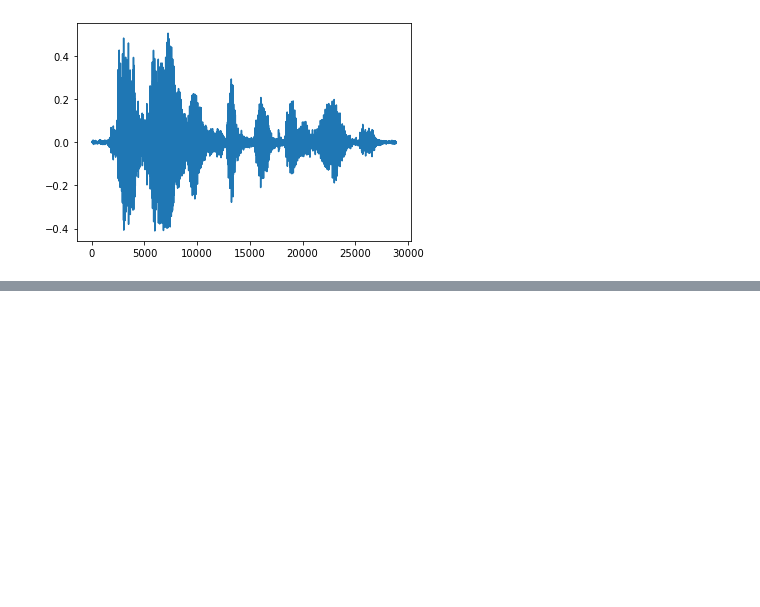
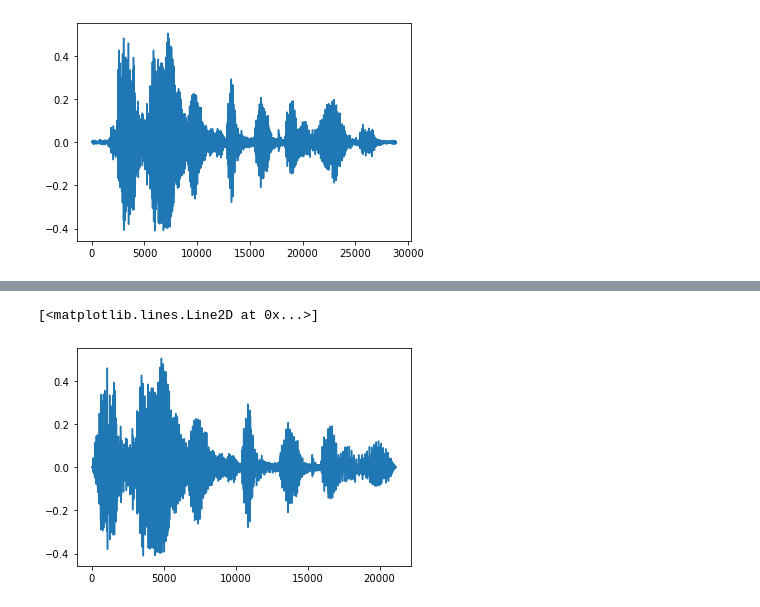
Before and after one commit to ReadableLive/ReadableLive, a Jupyter notebook: audio-prep-and augmentation.ipynb, the cells around one changed output, grey strips where cells are left out. Cells and saved outputs as stored; diff of their text form; code cells hidden in the pictures; blank space fills up the shorter version.

```diff
--- a/audio-prep-and augmentation.ipynb
+++ b/audio-prep-and augmentation.ipynb
@@ -104,0 +130,9 @@ plt.plot(tensor.numpy())
+# %%
+fade = tfio.audio.fade(
+    processed, fade_in = 1000, fade_out = 2000, mode = 'logarithmic')
+
+plt.figure()
+plt.plot(fade.numpy())
+# %% [output]
+[<matplotlib.lines.Line2D at 0x...>]
+[figure, added]
```
Also changed, not shown: parts of 16 cells of this notebook.
